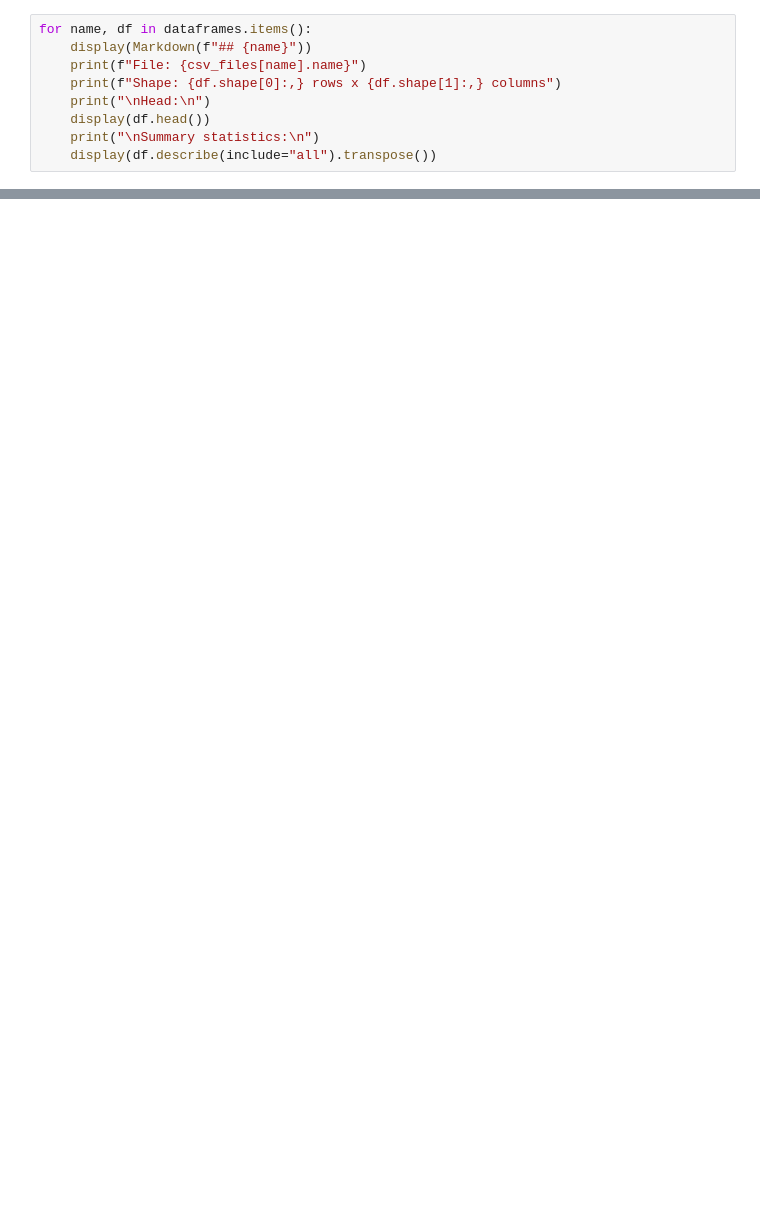
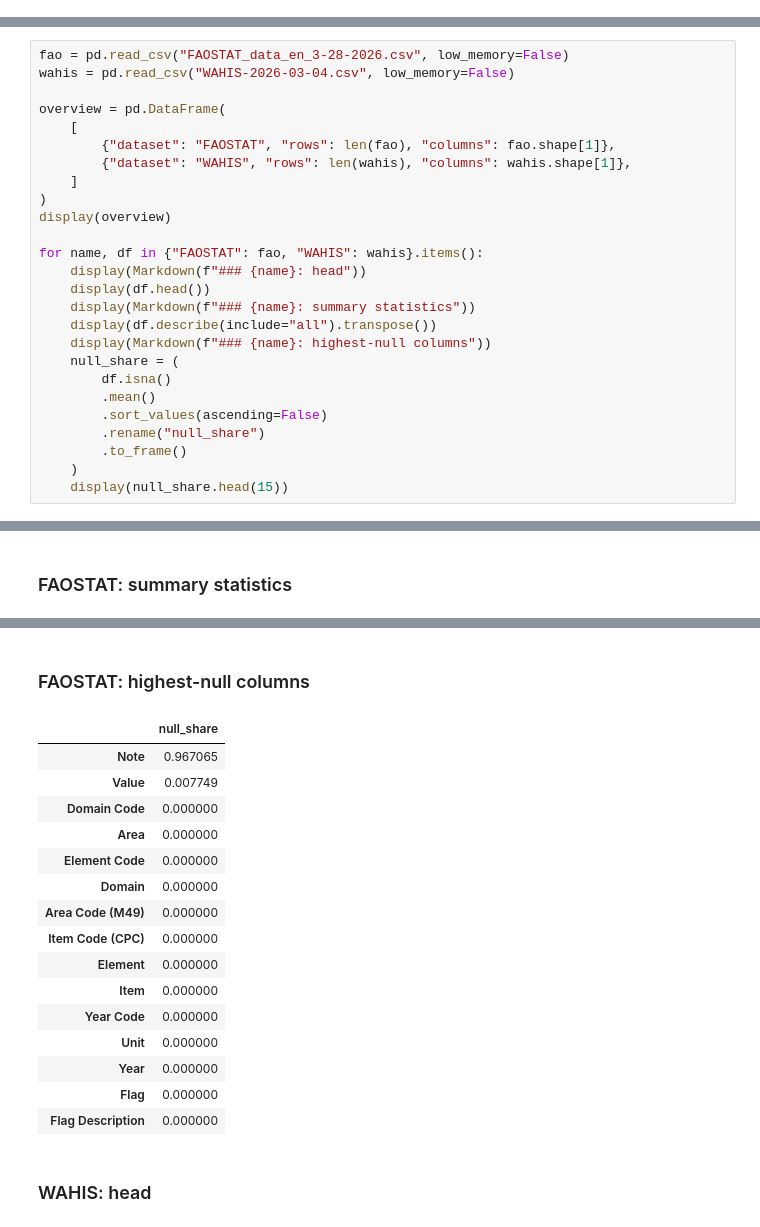
Before and after one commit to WildSphee/5126_project_2, a Jupyter notebook: csv_overview.ipynb, the cells around one changed output, grey strips where cells are left out. Cells and saved outputs as stored; diff of their text form; blank space fills up the shorter version.

```diff
--- a/csv_overview.ipynb
+++ b/csv_overview.ipynb
@@ -28,9 +0,0 @@ list(dataframes)
-# %%
-for name, df in dataframes.items():
-    display(Markdown(f"## {name}"))
-    print(f"File: {csv_files[name].name}")
-    print(f"Shape: {df.shape[0]:,} rows x {df.shape[1]:,} columns")
-    print("\nHead:\n")
-    display(df.head())
-    print("\nSummary statistics:\n")
-    display(df.describe(include="all").transpose())
@@ -94,0 +119,27 @@ Summary statistics:
+# %%
+fao = pd.read_csv("FAOSTAT_data_en_3-28-2026.csv", low_memory=False)
+wahis = pd.read_csv("WAHIS-2026-03-04.csv", low_memory=False)
+
+overview = pd.DataFrame(
+    [
+        {"dataset": "FAOSTAT", "rows": len(fao), "columns": fao.shape[1]},
+        {"dataset": "WAHIS", "rows": len(wahis), "columns": wahis.shape[1]},
+    ]
+)
+display(overview)
+
+for name, df in {"FAOSTAT": fao, "WAHIS": wahis}.items():
+    display(Markdown(f"### {name}: head"))
+    display(df.head())
+    display(Markdown(f"### {name}: summary statistics"))
+    display(df.describe(include="all").transpose())
+    display(Markdown(f"### {name}: highest-null columns"))
+    null_share = (
+        df.isna()
+        .mean()
+        .sort_values(ascending=False)
+        .rename("null_share")
+        .to_frame()
+    )
+    display(null_share.head(15))
+# %% [output]
@@ -94,0 +156 @@ Summary statistics:
+### FAOSTAT: summary statistics
@@ -94,0 +173,18 @@ Summary statistics:
+### FAOSTAT: highest-null columns
+|  | null_share |
+| Note | 0.967065 |
+| Value | 0.007749 |
+| Domain Code | 0.000000 |
+| Area | 0.000000 |
+| Element Code | 0.000000 |
+| Domain | 0.000000 |
+| Area Code (M49) | 0.000000 |
+| Item Code (CPC) | 0.000000 |
+| Element | 0.000000 |
+| Item | 0.000000 |
+| Year Code | 0.000000 |
+| Unit | 0.000000 |
+| Year | 0.000000 |
+| Flag | 0.000000 |
+| Flag Description | 0.000000 |
+### WAHIS: head
```
Also changed, not shown: parts of 17 cells of this notebook, 3 other files.
